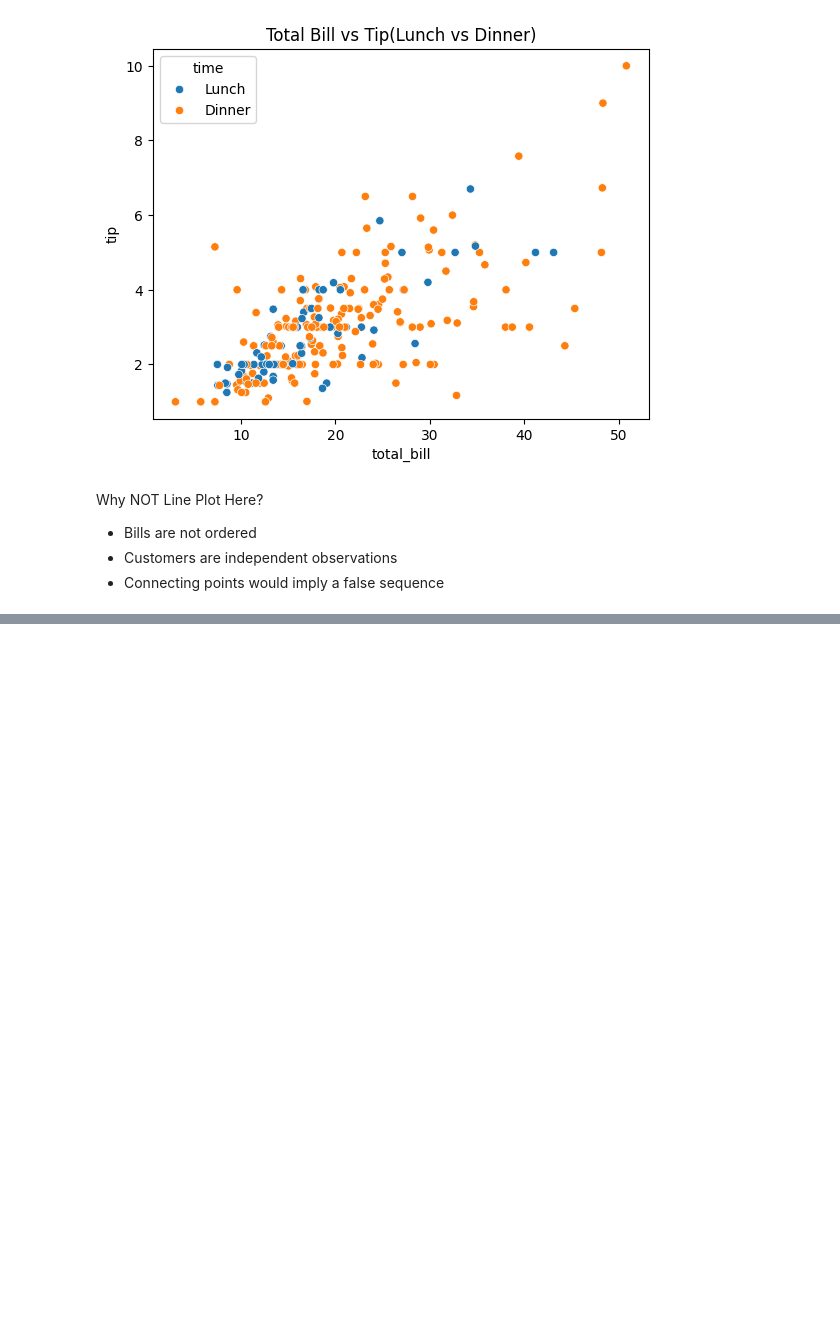
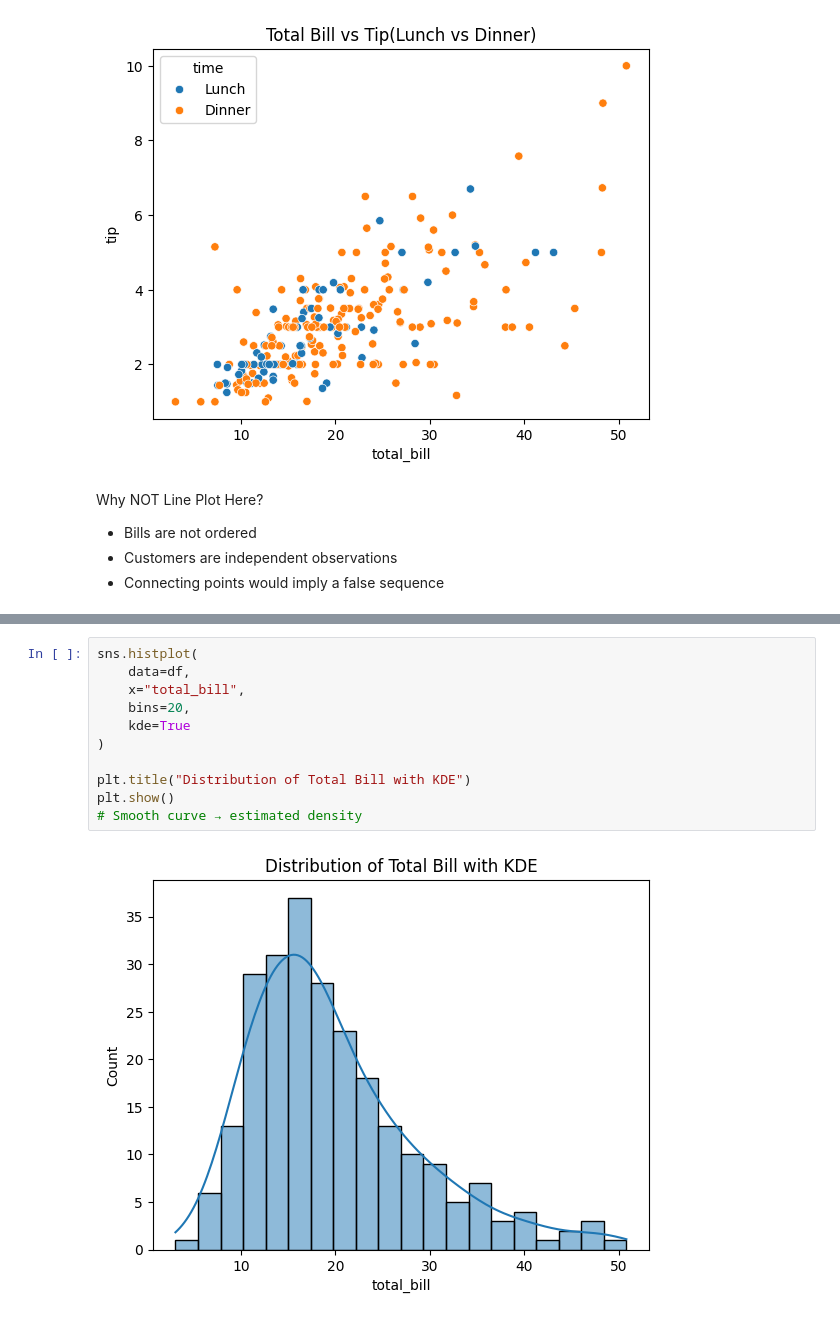
Before and after one commit to AromalDileep/traditional_ml, a Jupyter notebook: notebooks/04_visualization_eda.ipynb, the cells around one changed output, grey strips where cells are left out. Drawn from its saved outputs; the diff is of its cells as text; blank space fills up the shorter version.

```diff
--- a/notebooks/04_visualization_eda.ipynb
+++ b/notebooks/04_visualization_eda.ipynb
@@ -131,0 +171,13 @@ Why NOT Line Plot Here?
+# %%
+sns.histplot(
+    data=df,
+    x="total_bill",
+    bins=20,
+    kde=True
+)
+
+plt.title("Distribution of Total Bill with KDE")
+plt.show()
+# Smooth curve → estimated density
+# %% [output]
+[figure, added]
```
Also changed, not shown: parts of 45 cells of this notebook, 1 other file.
